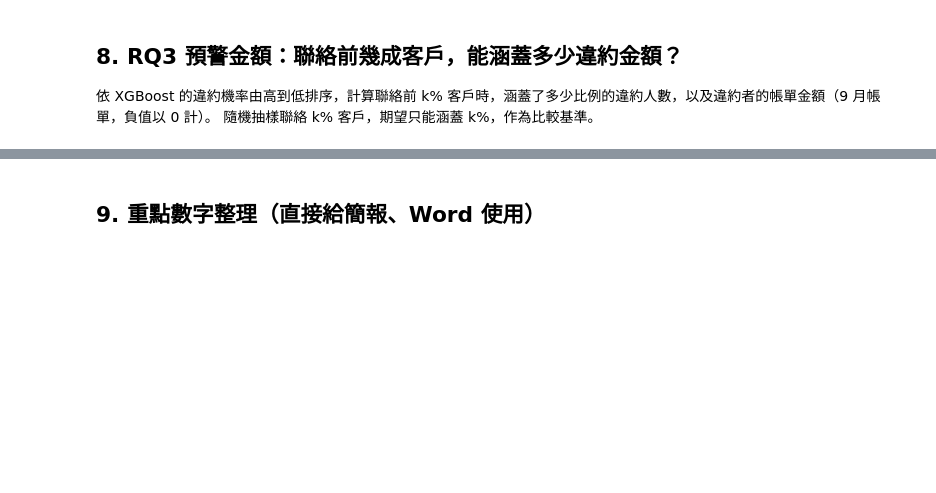
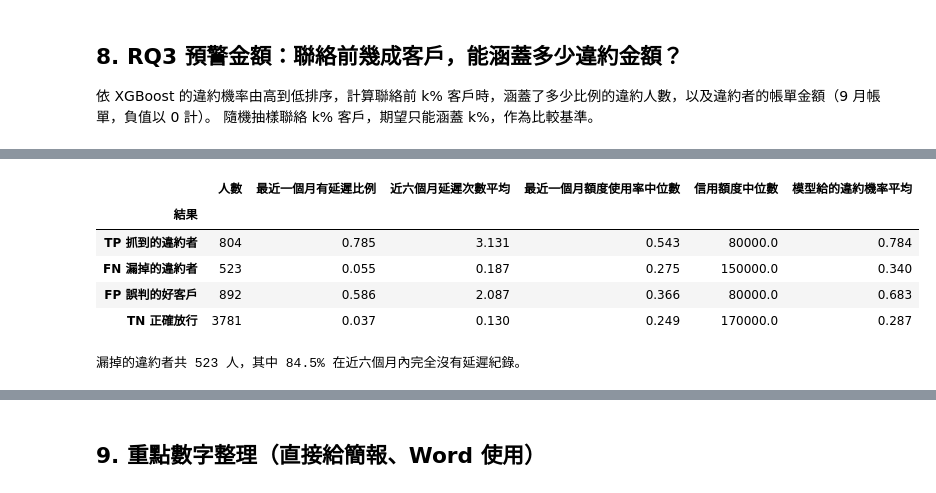
Before and after one commit to B11356025/credit-card-default-warning, a Jupyter notebook: AI期中_信用卡違約預警_可行性測試.ipynb, the cells around one changed output, grey strips where cells are left out. Saved outputs shown, nothing was run; the diff lists cells and outputs as text; code cells hidden in the pictures; blank space fills up the shorter version.

```diff
--- a/AI期中_信用卡違約預警_可行性測試.ipynb
+++ b/AI期中_信用卡違約預警_可行性測試.ipynb
@@ -422,0 +550,29 @@ plt.show()
+# %%
+# 錯誤分析：模型漏掉了哪些違約者？
+p = probs["XGBoost"]
+pred = (p >= 0.5).astype(int)
+ea = add_features(test).assign(prob=p, pred=pred)
+ea["結果"] = np.select(
+    [(ea["default"] == 1) & (ea["pred"] == 1), (ea["default"] == 1) & (ea["pred"] == 0),
+     (ea["default"] == 0) & (ea["pred"] == 1), (ea["default"] == 0) & (ea["pred"] == 0)],
+    ["TP 抓到的違約者", "FN 漏掉的違約者", "FP 誤判的好客戶", "TN 正確放行"], default="")
+err = ea.groupby("結果").agg(
+    人數=("default", "size"),
+    最近一個月有延遲比例=("PAY_1", lambda s: (s > 0).mean()),
+    近六個月延遲次數平均=("N_DELAY", "mean"),
+    最近一個月額度使用率中位數=("UTIL_1", "median"),
+    信用額度中位數=("LIMIT_BAL", "median"),
+    模型給的違約機率平均=("prob", "mean"),
+).round(3).reindex(["TP 抓到的違約者", "FN 漏掉的違約者", "FP 誤判的好客戶", "TN 正確放行"])
+err.to_csv("results/error_analysis.csv", encoding="utf-8-sig")
+display(err)
+fn = ea[ea["結果"] == "FN 漏掉的違約者"]
+print(f"漏掉的違約者共 {len(fn)} 人，其中 {(fn['N_DELAY'] == 0).mean():.1%} 在近六個月內完全沒有延遲紀錄。")
+# %% [output]
+|  | 人數 | 最近一個月有延遲比例 | 近六個月延遲次數平均 | 最近一個月額度使用率中位數 | 信用額度中位數 | 模型給的違約機率平均 |
+| 結果 |  |  |  |  |  |  |
+| TP 抓到的違約者 | 804 | 0.785 | 3.131 | 0.543 | 80000.0 | 0.784 |
+| FN 漏掉的違約者 | 523 | 0.055 | 0.187 | 0.275 | 150000.0 | 0.340 |
+| FP 誤判的好客戶 | 892 | 0.586 | 2.087 | 0.366 | 80000.0 | 0.683 |
+| TN 正確放行 | 3781 | 0.037 | 0.130 | 0.249 | 170000.0 | 0.287 |
+漏掉的違約者共 523 人，其中 84.5% 在近六個月內完全沒有延遲紀錄。
```
Also changed, not shown: parts of 19 cells of this notebook, 17 other files.
